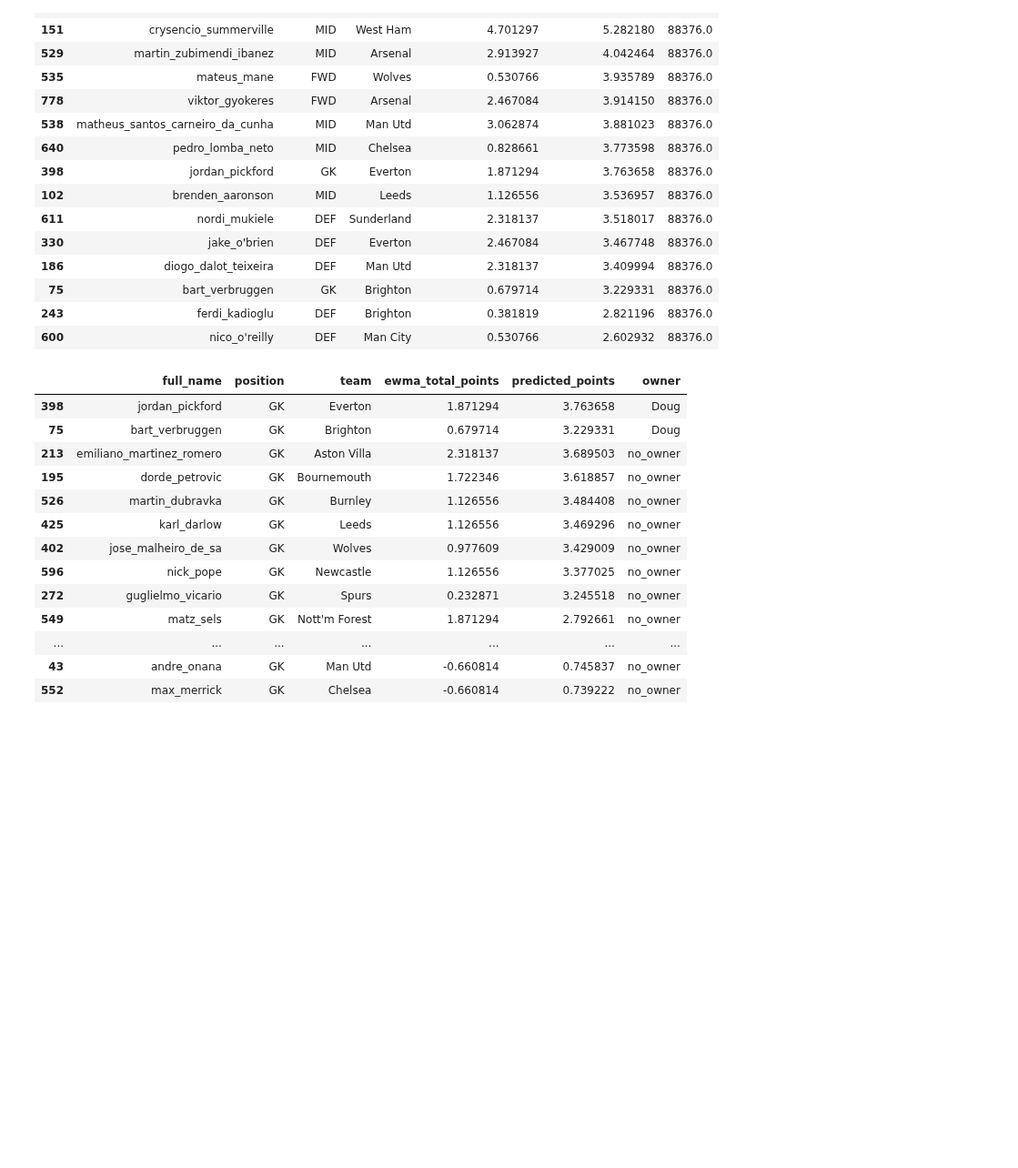
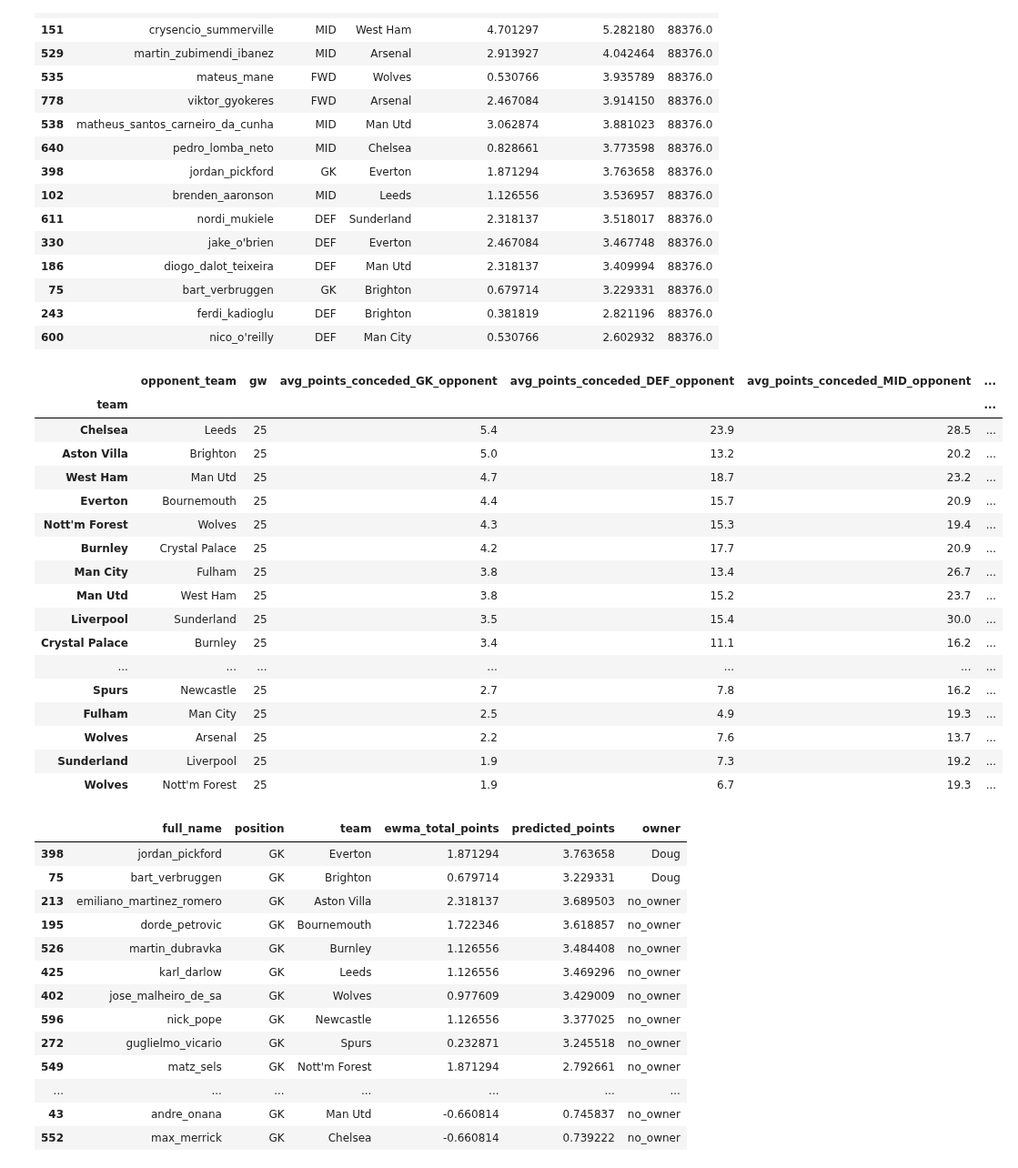
Before and after one commit to doug-ellis/draft_fpl_2526, a Jupyter notebook: transfer/outputs/looking_gw26.ipynb, the cells around one changed output. Shown at 91% size. Cells and saved outputs as stored; diff of their text form; code cells hidden in the pictures; blank space fills up the shorter version.

```diff
--- a/transfer/outputs/looking_gw26.ipynb
+++ b/transfer/outputs/looking_gw26.ipynb
@@ -6,6 +6,7 @@ from other_funcs import *
 # %%
 df = pd.read_csv('predictions/predicted_gw26_simple.csv')
 df_sorted = df.sort_values('predicted_points', ascending=False)
+fixture_difficulty = pd.read_csv('fixture_difficulty/fixture_difficulty_gw26.csv', index_col='team')
 # %%
 df_sorted.query('owner==88376.0')
 # %% [output]
@@ -31,6 +32,27 @@ df_sorted['owner'] = df_sorted['owner'].map(owner_dict)
 df_sorted['owner'] = df_sorted['owner'].fillna('no_owner')
 # %%
 transfer_df = df_sorted.query('owner in ["no_owner", "Doug"]')
+# %%
+fixture_difficulty.sort_values('avg_points_conceded_GK_opponent', ascending=False).head(20)
+# %% [output]
+|  | opponent_team | gw | avg_points_conceded_GK_opponent | avg_points_conceded_DEF_opponent | avg_points_conceded_MID_opponent | ... |
+| team |  |  |  |  |  | ... |
+| Chelsea | Leeds | 25 | 5.4 | 23.9 | 28.5 | ... |
+| Aston Villa | Brighton | 25 | 5.0 | 13.2 | 20.2 | ... |
+| West Ham | Man Utd | 25 | 4.7 | 18.7 | 23.2 | ... |
+| Everton | Bournemouth | 25 | 4.4 | 15.7 | 20.9 | ... |
+| Nott'm Forest | Wolves | 25 | 4.3 | 15.3 | 19.4 | ... |
+| Burnley | Crystal Palace | 25 | 4.2 | 17.7 | 20.9 | ... |
+| Man City | Fulham | 25 | 3.8 | 13.4 | 26.7 | ... |
+| Man Utd | West Ham | 25 | 3.8 | 15.2 | 23.7 | ... |
+| Liverpool | Sunderland | 25 | 3.5 | 15.4 | 30.0 | ... |
+| Crystal Palace | Burnley | 25 | 3.4 | 11.1 | 16.2 | ... |
+| ... | ... | ... | ... | ... | ... | ... |
+| Spurs | Newcastle | 25 | 2.7 | 7.8 | 16.2 | ... |
+| Fulham | Man City | 25 | 2.5 | 4.9 | 19.3 | ... |
+| Wolves | Arsenal | 25 | 2.2 | 7.6 | 13.7 | ... |
+| Sunderland | Liverpool | 25 | 1.9 | 7.3 | 19.2 | ... |
+| Wolves | Nott'm Forest | 25 | 1.9 | 6.7 | 19.3 | ... |
 # %%
 transfer_df.query('position=="GK"').sort_values(['owner', 'predicted_points'], ascending=[True, False]).head(20)
 # %% [output]
```
Also changed, not shown: parts of 3 cells of this notebook.
